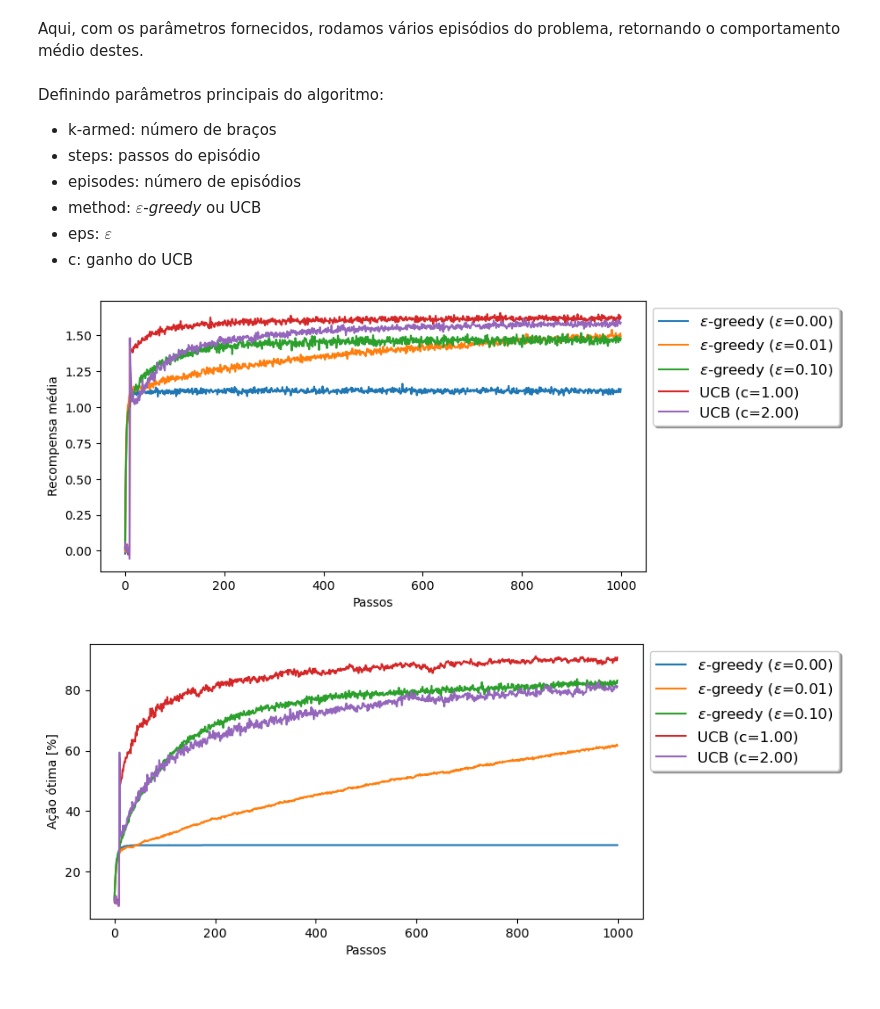
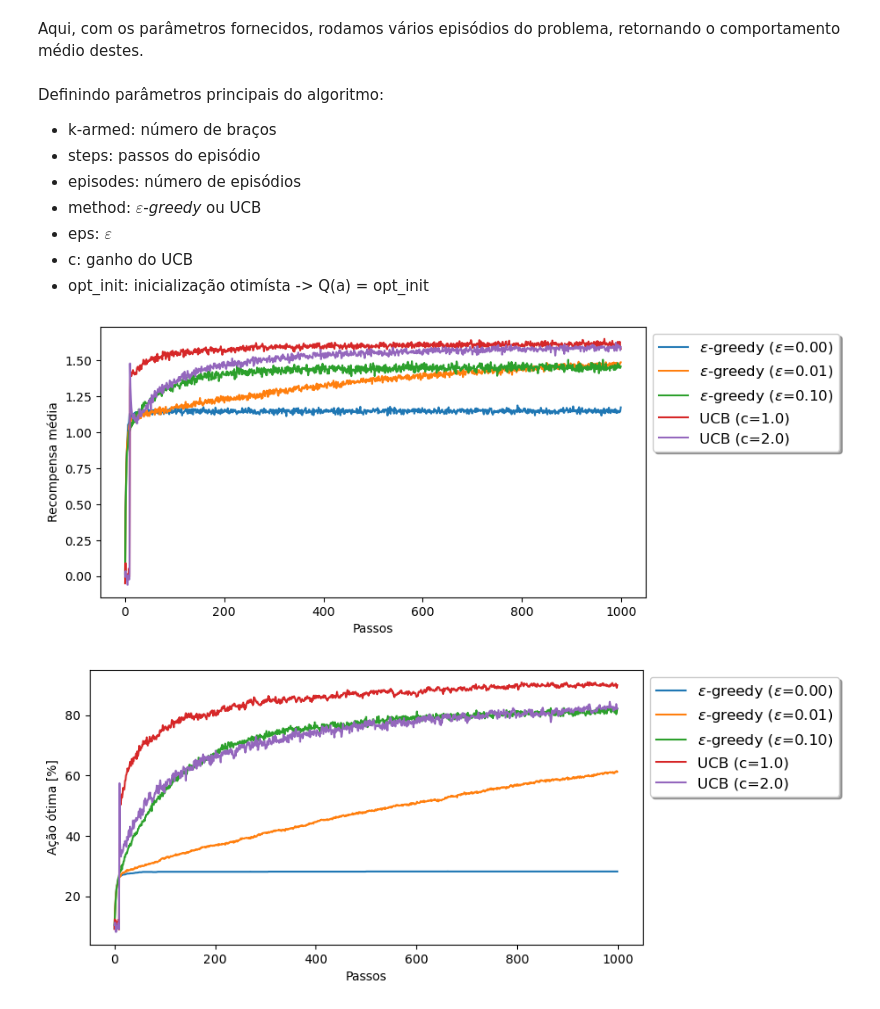
Before and after one commit to GTI-UFMG/IAR_codes, a Jupyter notebook: aula02/Algoritmo_do_bandido.ipynb, the cells around one changed output. Cells and saved outputs as stored; diff of their text form; code cells hidden in the pictures.

Commit message:
Problema do bandido com inicialização otimísta.

```diff
--- a/aula02/Algoritmo_do_bandido.ipynb
+++ b/aula02/Algoritmo_do_bandido.ipynb
@@ -17,29 +17,29 @@ Criando e inicializando a classe do Bandido.
 # %%
 class Bandit:
     ##########################################
-    def __init__(self, K, steps, eps=0.0, method='e-greedy'):
+    def __init__(self, parameters):
 
         # k bandits
-        self.K = K
+        self.K = parameters['k-armed']
 
         # testbed
-        self.testbed = [{'mean': 2.0*np.random.uniform(-1.0,1.0), 'std': 0.5} for a in range(K)]
+        self.testbed = [{'mean': 2.0*np.random.uniform(-1.0,1.0), 'std': 0.5} for a in range(self.K)]
 
         # numero de jogadas de 1 episodio
-        self.steps = steps
+        self.steps = parameters['steps']
 
         # epsilon-greedy
-        self.eps = eps
+        self.eps = parameters['eps']
 
         # constant c do UCB
         self.c = parameters['c']
 
         # initialize action values
-        self.Q = np.array([0.0 for a in range(self.K)])
+        self.Q = np.array([parameters['opt_init'] for a in range(self.K)])
         self.N = np.array([0.0 for a in range(self.K)])
 
         # metodo
-        self.method = method
+        self.method = parameters['method']
 
         # instante de tempo
         self.t = 0
@@ -71,7 +71,7 @@ $$
 class Bandit(Bandit):
     ##########################################
     def selectAction(self):
-
+        #################################
         if self.method == 'e-greedy':
             # exploration
             if np.random.random() <= self.eps:
@@ -80,8 +80,9 @@ class Bandit(Bandit):
             else:
                 a = np.argmax(self.Q)
 
+        #################################
         if self.method == 'ucb':
-            ucb = np.array([self.c*np.sqrt(np.log(self.t)/(self.N[A]+0.01)) for A in range(self.K)])
+            ucb = np.array([self.c*np.sqrt(np.log(self.t)/(self.N[A]+0.1)) for A in range(self.K)])
             a = np.argmax(self.Q + ucb)
 
         return a
@@ -122,7 +123,7 @@ def main(parameters):
     for _ in range(parameters['episodes']):
 
         # cria o testbed
-        bandit = Bandit(K=parameters['k-armed'], steps=parameters['steps'], eps=parameters['eps'], method=parameters['method'])
+        bandit = Bandit(parameters)
 
         # roda um epsodio
         rewards, best_action = bandit.runEpisode()
@@ -144,6 +145,7 @@ Definindo parâmetros principais do algoritmo:
 - method: $\varepsilon$-*greedy* ou UCB
 - eps: $\varepsilon$
 - c: ganho do UCB
+- opt_init: inicialização otimísta -> Q(a) = opt_init
 # %%
 if __name__ == "__main__":
 
@@ -152,9 +154,10 @@ if __name__ == "__main__":
                 'k-armed'  : 10,
                 'steps'    : 1000,
                 'episodes' : 2000,
-                'method'   : '',
+                'method'   : '', # 'e-greedy' ou 'ucb'
                 'eps'      : 0.0,
                 'c'        : 1.0,
+                'opt_init' : 0.0, # Q(a) = 0 -> Q(a) = +5.0, eventualmente performa melhor (exploracao cai com o tempo)
             }
 
     ##########################################
@@ -165,34 +168,34 @@ if __name__ == "__main__":
         avg_reward, opt_action = main(parameters)
 
         plt.figure(1)
         plt.plot(avg_reward, label=f"$\\epsilon$-greedy ($\\epsilon$={eps:.2f})")
         plt.figure(2)
         plt.plot(opt_action, label=f"$\\epsilon$-greedy ($\\epsilon$={eps:.2f})")
 
     ##########################################
     # Upper-Confidence-Bound
     parameters['method'] = 'ucb'
     for c in [1.0, 2.0]:
         parameters['c'] = c
         avg_reward, opt_action = main(parameters)
 
         plt.figure(1)
-        plt.plot(avg_reward, label='UCB (c=%.2f)'%c)
+        plt.plot(avg_reward, label=f"UCB (c={c:.1f})")
         plt.figure(2)
-        plt.plot(opt_action, label='UCB (c=%.2f)'%c)
+        plt.plot(opt_action, label=f"UCB (c={c:.1f})")
 
     ##########################################
     plt.figure(1)
     plt.xlabel('Passos')
     plt.ylabel('Recompensa média')
     plt.legend(loc='upper left', bbox_to_anchor=(1, 1), fancybox=True, shadow=True, fontsize=12, facecolor='w')
 
     plt.figure(2)
     plt.xlabel('Passos')
     plt.ylabel('Ação ótima [%]')
     plt.legend(loc='upper left', bbox_to_anchor=(1, 1), fancybox=True, shadow=True, fontsize=12, facecolor='w')
 
     plt.show()
 # %% [output]
-[figure, old version]
+[figure, new version]
-[figure, old version]
+[figure, new version]
```
